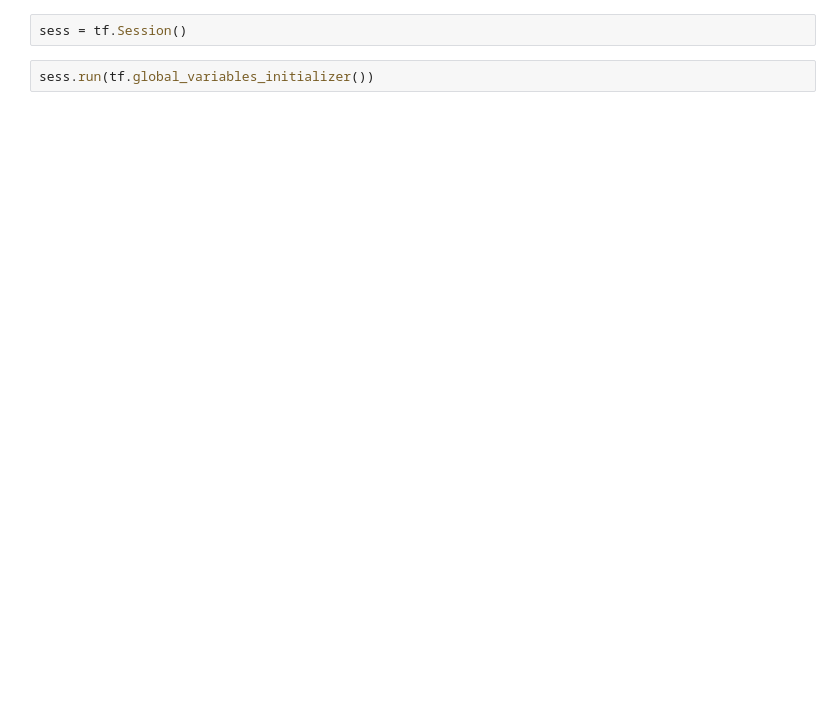
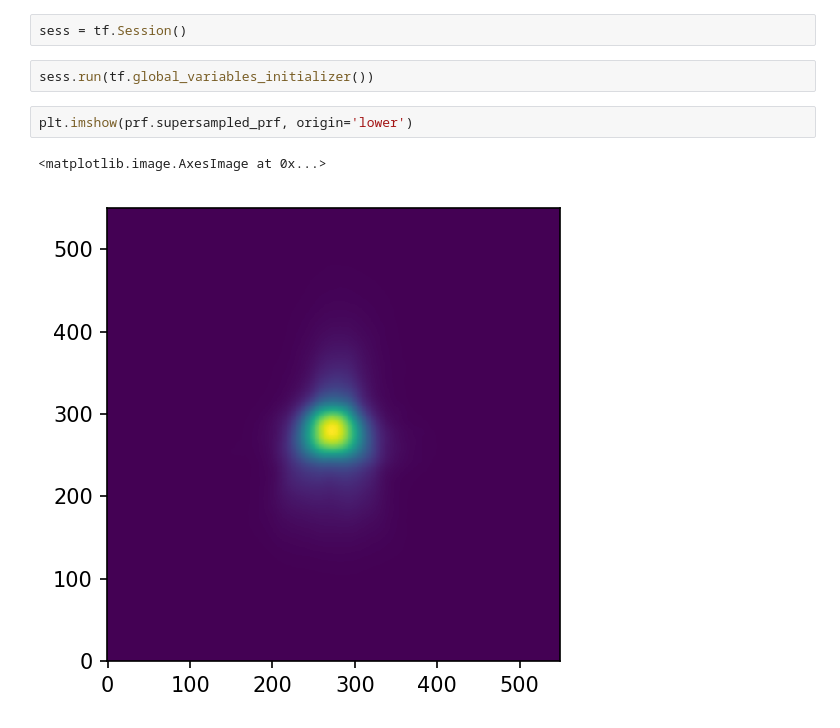
Before and after one commit to mirca/vaneska, a Jupyter notebook: interp_grad_demo.ipynb, the cells around one changed output. Drawn from its saved outputs; the diff is of its cells as text; blank space fills up the shorter version.

```diff
--- a/interp_grad_demo.ipynb
+++ b/interp_grad_demo.ipynb
@@ -35,3 +45,8 @@ grad
 sess = tf.Session()
 # %%
 sess.run(tf.global_variables_initializer())
+# %%
+plt.imshow(prf.supersampled_prf, origin='lower')
+# %% [output]
+<matplotlib.image.AxesImage at 0x...>
+[figure, added]
```
Also changed, not shown: parts of 37 cells of this notebook, 1 other file.
